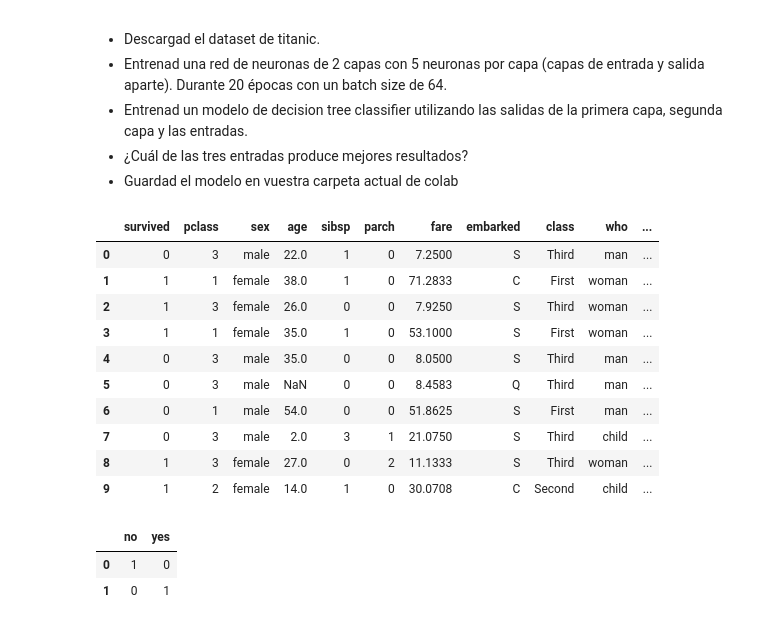
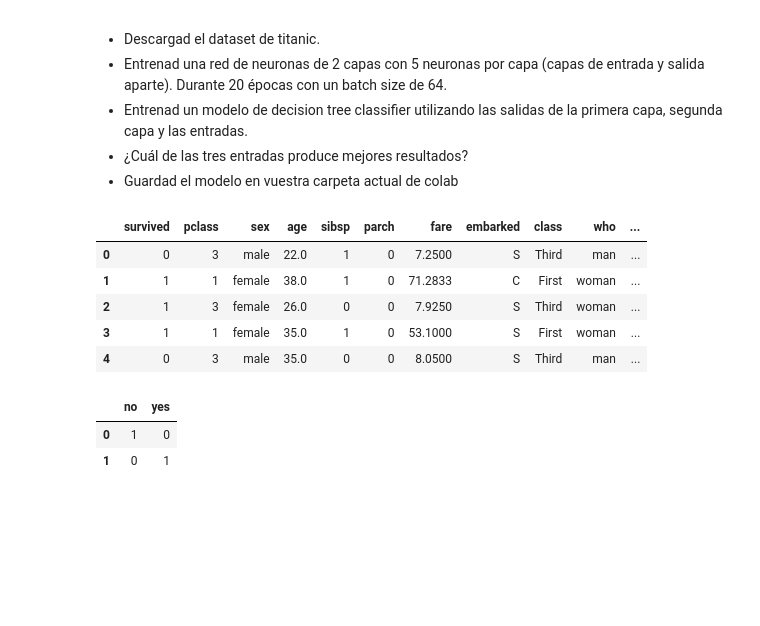
Before and after one commit to AnnaSkrb/IDAL_IA3_Anna, a Jupyter notebook: Copia_de_Transfer_Learning.ipynb, the cells around one changed output. Saved outputs shown, nothing was run; the diff lists cells and outputs as text; code cells hidden in the pictures; blank space fills up the shorter version.

```diff
--- a/Copia_de_Transfer_Learning.ipynb
+++ b/Copia_de_Transfer_Learning.ipynb
@@ -276,19 +263,14 @@ Ahora que somos capaces de extraer las características generadas por una red de
 # %%
 dataset = sns.load_dataset("titanic")
 # %%
-dataset.head(10)
+dataset.head()
 # %% [output]
 |  | survived | pclass | sex | age | sibsp | parch | fare | embarked | class | who | ... |
 | 0 | 0 | 3 | male | 22.0 | 1 | 0 | 7.2500 | S | Third | man | ... |
 | 1 | 1 | 1 | female | 38.0 | 1 | 0 | 71.2833 | C | First | woman | ... |
 | 2 | 1 | 3 | female | 26.0 | 0 | 0 | 7.9250 | S | Third | woman | ... |
 | 3 | 1 | 1 | female | 35.0 | 1 | 0 | 53.1000 | S | First | woman | ... |
 | 4 | 0 | 3 | male | 35.0 | 0 | 0 | 8.0500 | S | Third | man | ... |
-| 5 | 0 | 3 | male | NaN | 0 | 0 | 8.4583 | Q | Third | man | ... |
-| 6 | 0 | 1 | male | 54.0 | 0 | 0 | 51.8625 | S | First | man | ... |
-| 7 | 0 | 3 | male | 2.0 | 3 | 1 | 21.0750 | S | Third | child | ... |
-| 8 | 1 | 3 | female | 27.0 | 0 | 2 | 11.1333 | S | Third | woman | ... |
-| 9 | 1 | 2 | female | 14.0 | 1 | 0 | 30.0708 | C | Second | child | ... |
 # %%
 dataset.drop("deck", axis=1,inplace=True)
 dataset.dropna(inplace=True)
```
Also changed, not shown: parts of 16 cells of this notebook.
